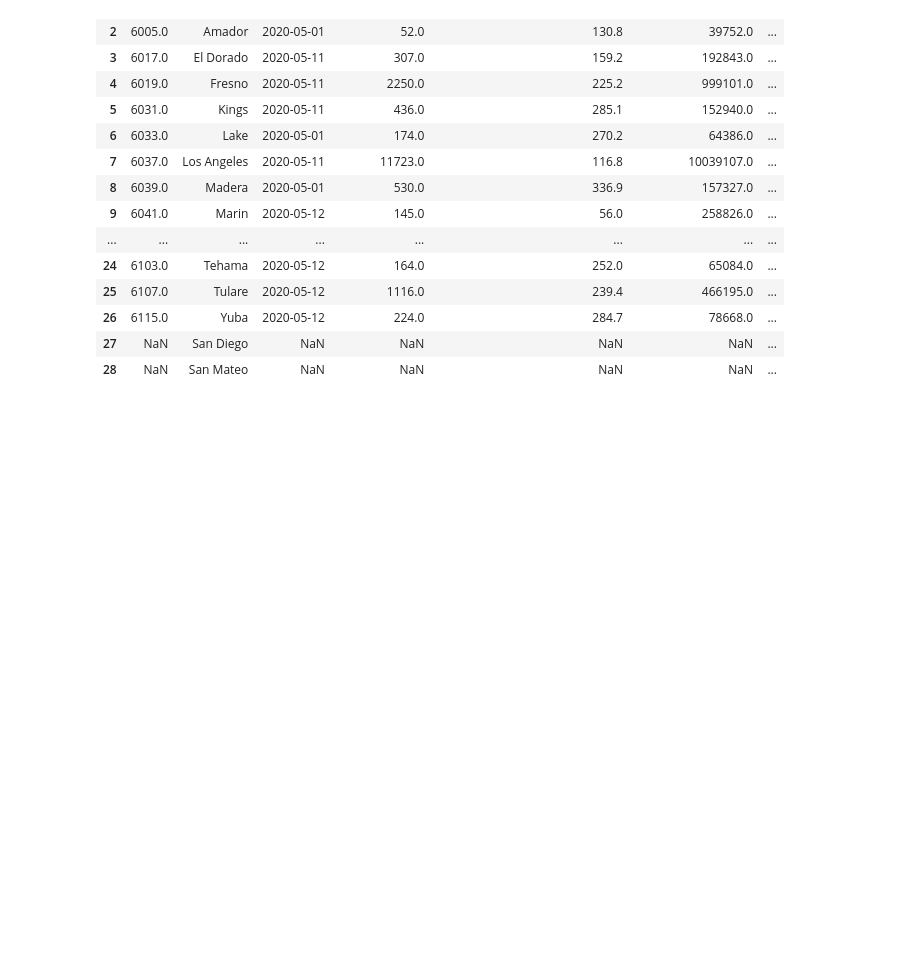
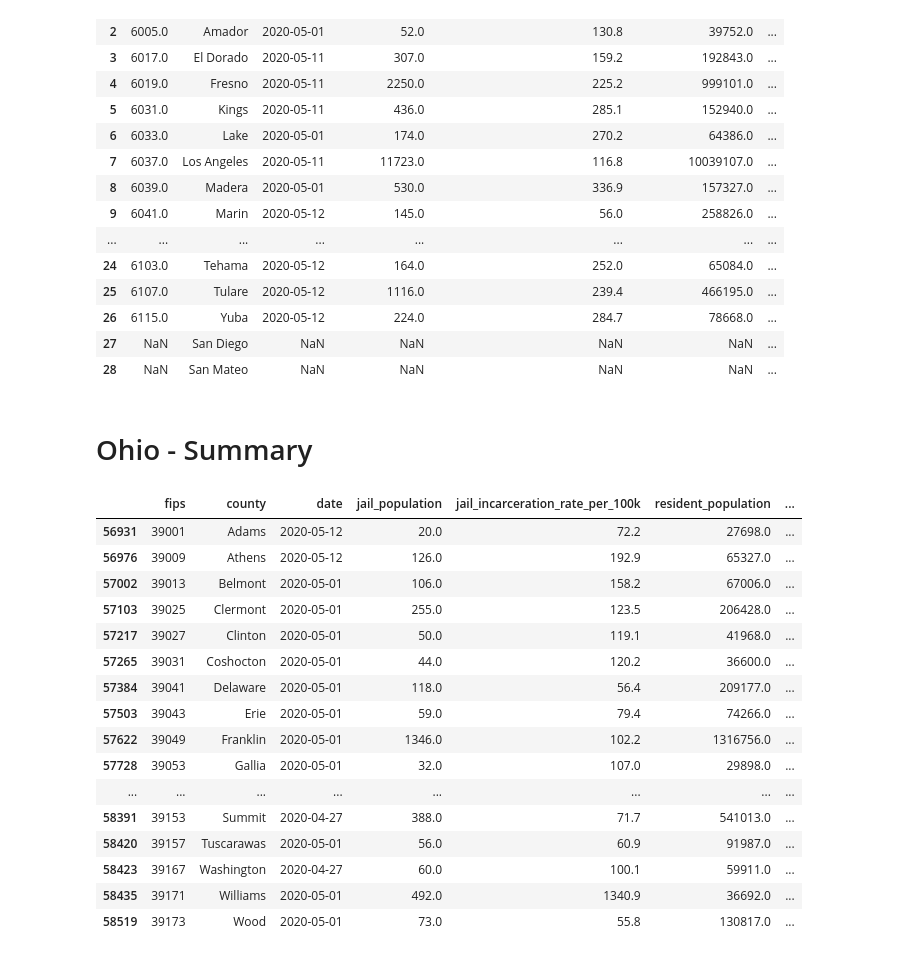
Before and after one commit to bhawna759/MIT_COVID-19_Datathon, a Jupyter notebook: County_level_Texas_California.ipynb, the cells around one changed output. Saved outputs shown, nothing was run; the diff lists cells and outputs as text; code cells hidden in the pictures; blank space fills up the shorter version.

```diff
--- a/County_level_Texas_California.ipynb
+++ b/County_level_Texas_California.ipynb
@@ -492,0 +579,13 @@ california_jails_mostrecent.head()
+# %%
+# filter ohio only
+ohio_jails = jail_population[jail_population["state"] == "Ohio"]
+
+# get most recent data
+idx2_ohio = ohio_jails.groupby(['county_name'])['date'].transform(max) == ohio_jails['date']
+ohio_jails_mostrecent = ohio_jails[idx2_ohio]
+
+# rename each entry in "Abc County" as "Abc" (remove the word County at the end, to match NYTimes data)
+#     keep name in new column called county
+ohio_jails_mostrecent.insert(4, 'county', ohio_jails_mostrecent['county_name'].str.rsplit(' ', n = 1).str[0])
+#     drop the old county_name column
+ohio_jails_mostrecent = ohio_jails_mostrecent.drop('county_name', axis = 1)
@@ -584,6 +699,24 @@ california_county_data0 = california_jails_mostrecent.join(california_pop_covid_
 # compute infection and death rates in the county
 california_county_data0['infection_rate_countypop'] = california_county_data0['cases'] / california_county_data0['resident_population']
 california_county_data0['death_rate_countypop'] = california_county_data0['deaths'] / california_county_data0['resident_population']
+
+
+# ohio
+# merge
+ohio_county_data0 = ohio_jails_mostrecent.join(ohio_pop_covid_mostrecent.set_index('county'), on='county', rsuffix='_countypop_covid')
+
+# compute infection and death rates in the county
+ohio_county_data0['infection_rate_countypop'] = ohio_county_data0['cases'] / ohio_county_data0['resident_population']
+ohio_county_data0['death_rate_countypop'] = ohio_county_data0['deaths'] / ohio_county_data0['resident_population']
+
+
+# oregon
+# merge
+oregon_county_data0 = ohio_jails_mostrecent.join(oregon_pop_covid_mostrecent.set_index('county'), on='county', rsuffix='_countypop_covid')
+
+# compute infection and death rates in the county
+oregon_county_data0['infection_rate_countypop'] = oregon_county_data0['cases'] / oregon_county_data0['resident_population']
+oregon_county_data0['death_rate_countypop'] = oregon_county_data0['deaths'] / oregon_county_data0['resident_population']
 # %%
 texas_county_data0.head()
 # %% [output]
@@ -815,3 +966,31 @@ california_county_data2[['fips',
 | 26 | 6115.0 | Yuba | 2020-05-12 | 224.0 | 284.7 | 78668.0 | ... |
 | 27 | NaN | San Diego | NaN | NaN | NaN | NaN | ... |
 | 28 | NaN | San Mateo | NaN | NaN | NaN | NaN | ... |
+# %% [markdown]
+# Ohio - Summary
+# %%
+ohio_county_data0[['fips',
+                    'county',
+                    'date',
+                    'jail_population',
+                    'jail_incarceration_rate_per_100k',
+                    'resident_population',
+                    'infection_rate_countypop']]
+# %% [output]
+|  | fips | county | date | jail_population | jail_incarceration_rate_per_100k | resident_population | ... |
+| 56931 | 39001 | Adams | 2020-05-12 | 20.0 | 72.2 | 27698.0 | ... |
+| 56976 | 39009 | Athens | 2020-05-12 | 126.0 | 192.9 | 65327.0 | ... |
+| 57002 | 39013 | Belmont | 2020-05-01 | 106.0 | 158.2 | 67006.0 | ... |
+| 57103 | 39025 | Clermont | 2020-05-01 | 255.0 | 123.5 | 206428.0 | ... |
+| 57217 | 39027 | Clinton | 2020-05-01 | 50.0 | 119.1 | 41968.0 | ... |
+| 57265 | 39031 | Coshocton | 2020-05-01 | 44.0 | 120.2 | 36600.0 | ... |
+| 57384 | 39041 | Delaware | 2020-05-01 | 118.0 | 56.4 | 209177.0 | ... |
+| 57503 | 39043 | Erie | 2020-05-01 | 59.0 | 79.4 | 74266.0 | ... |
+| 57622 | 39049 | Franklin | 2020-05-01 | 1346.0 | 102.2 | 1316756.0 | ... |
+| 57728 | 39053 | Gallia | 2020-05-01 | 32.0 | 107.0 | 29898.0 | ... |
+| ... | ... | ... | ... | ... | ... | ... | ... |
+| 58391 | 39153 | Summit | 2020-04-27 | 388.0 | 71.7 | 541013.0 | ... |
+| 58420 | 39157 | Tuscarawas | 2020-05-01 | 56.0 | 60.9 | 91987.0 | ... |
+| 58423 | 39167 | Washington | 2020-04-27 | 60.0 | 100.1 | 59911.0 | ... |
+| 58435 | 39171 | Williams | 2020-05-01 | 492.0 | 1340.9 | 36692.0 | ... |
+| 58519 | 39173 | Wood | 2020-05-01 | 73.0 | 55.8 | 130817.0 | ... |
```
Also changed, not shown: parts of 25 cells of this notebook.
